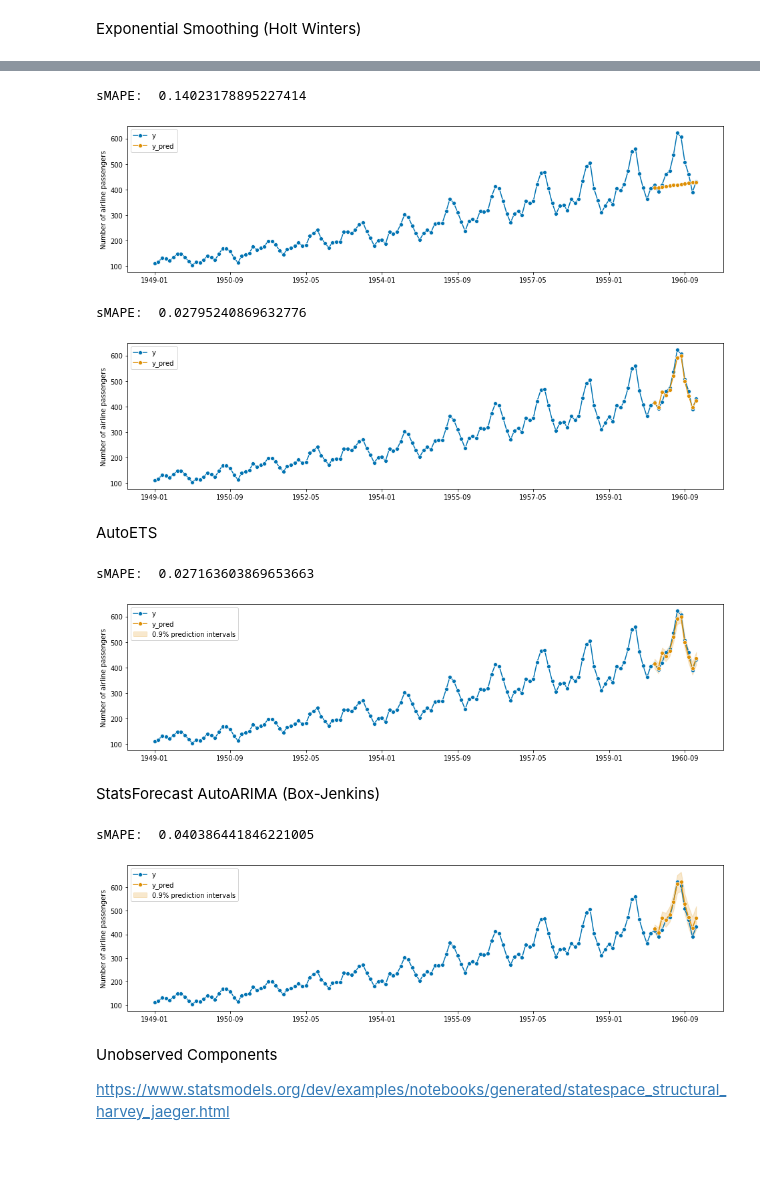
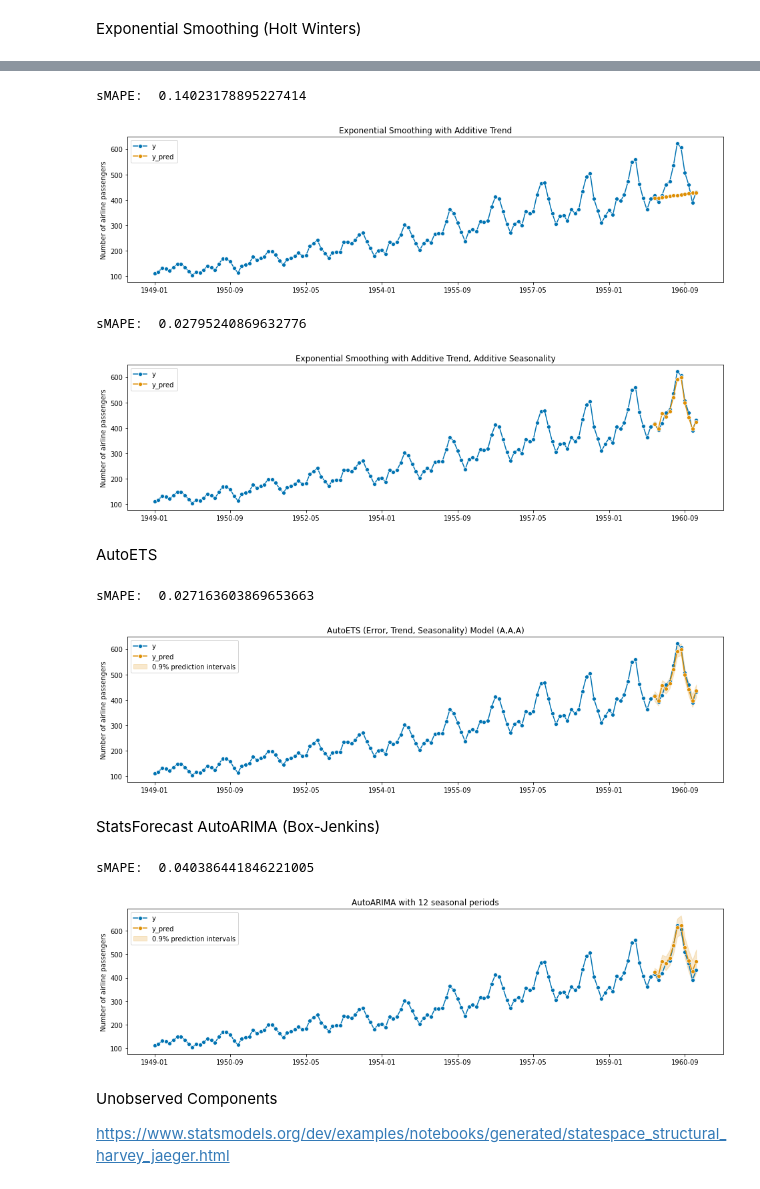
Before and after one commit to banditkings/random-python-examples, a Jupyter notebook: time-series-python/sktime forecasting101.ipynb, the cells around one changed output, grey strips where cells are left out. Cells and saved outputs as stored; diff of their text form; code cells hidden in the pictures; blank space fills up the shorter version.

```diff
--- a/time-series-python/sktime forecasting101.ipynb
+++ b/time-series-python/sktime forecasting101.ipynb
@@ -111,6 +116,7 @@ def run_forecast(y_train, y_test, forecaster, fh, coverage=None, results=True):
 Fitting a linear trendline
 # %%
 forecaster = PolynomialTrendForecaster(degree=1)
-run_forecast(y_train, y_test, forecaster, fh, coverage=None, results=False)
+run_forecast(y_train, y_test, forecaster, fh, results=False,
+             title="Linear Trend Forecaster")
 # %% [output]
 sMAPE:  0.12074496965455546
@@ -117,0 +124,4 @@ sMAPE:  0.12074496965455546
+# %%
+forecaster = PolynomialTrendForecaster(degree=2)
+run_forecast(y_train, y_test, forecaster, fh, coverage=None, results=False,
+             title="Polynomial Trend Forecaster (Degree=2)")
@@ -119,6 +132,6 @@ sMAPE:  0.12074496965455546
 Naive Model
 # %%
 forecaster = NaiveForecaster(strategy='last')  # monthly seasonal periodicity
-run_forecast(y_train, y_test, forecaster, fh, results=False)
+run_forecast(y_train, y_test, forecaster, fh, results=False, title="Naive Model")
 # %% [output]
 sMAPE:  0.16120844670628973
@@ -126,2 +139,6 @@ sMAPE:  0.16120844670628973
 # %% [markdown]
 Exponential Smoothing (Holt Winters)
+# %%
+forecaster = ExponentialSmoothing()
+run_forecast(y_train, y_test, forecaster, fh, coverage=None, results=False,
+             title="Simple Exponential Smoothing")
@@ -128,31 +148,35 @@ Exponential Smoothing (Holt Winters)
 # %%
 forecaster = ExponentialSmoothing(trend='add')
-run_forecast(y_train, y_test, forecaster, fh, coverage=None, results=False)
+run_forecast(y_train, y_test, forecaster, fh, coverage=None, results=False,
+             title="Exponential Smoothing with Additive Trend")
 # %% [output]
 sMAPE:  0.14023178895227414
-[figure, old version]
+[figure, new version]
 # %%
 forecaster = ExponentialSmoothing(trend='add', seasonal='add', sp=12)
-run_forecast(y_train, y_test, forecaster, fh, coverage=None, results=False)
+run_forecast(y_train, y_test, forecaster, fh, coverage=None, results=False,
+            title="Exponential Smoothing with Additive Trend, Additive Seasonality")
 # %% [output]
 sMAPE:  0.02795240869632776
-[figure, old version]
+[figure, new version]
 # %% [markdown]
 AutoETS
 # %%
 forecaster = AutoETS(error='add', trend='add', seasonal='add', sp=12)
-run_forecast(y_train, y_test, forecaster, fh, coverage=0.9, results=False)
+run_forecast(y_train, y_test, forecaster, fh, coverage=0.9, results=False,
+            title="AutoETS (Error, Trend, Seasonality) Model (A,A,A)")
 # %% [output]
 sMAPE:  0.027163603869653663
-[figure, old version]
+[figure, new version]
 # %% [markdown]
 StatsForecast AutoARIMA (Box-Jenkins)
 # %%
 forecaster = StatsForecastAutoARIMA(sp=12, d=1, max_p=2, max_q=2)
-run_forecast(y_train, y_test, forecaster, fh, coverage=0.9, results=False)
+run_forecast(y_train, y_test, forecaster, fh, coverage=0.9, results=False,
+            title="AutoARIMA with 12 seasonal periods")
 # %% [output]
 sMAPE:  0.040386441846221005
-[figure, old version]
+[figure, new version]
 # %% [markdown]
 Unobserved Components
 
```
Also changed, not shown: parts of 23 cells of this notebook.
